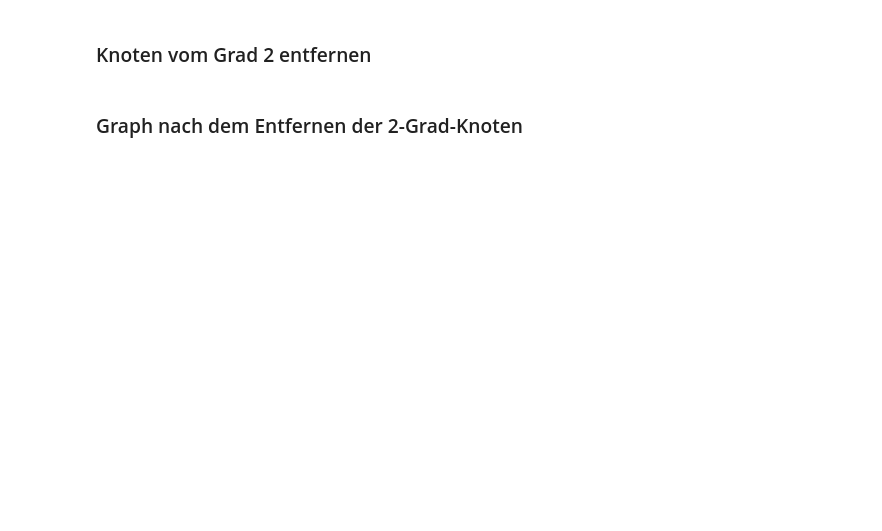
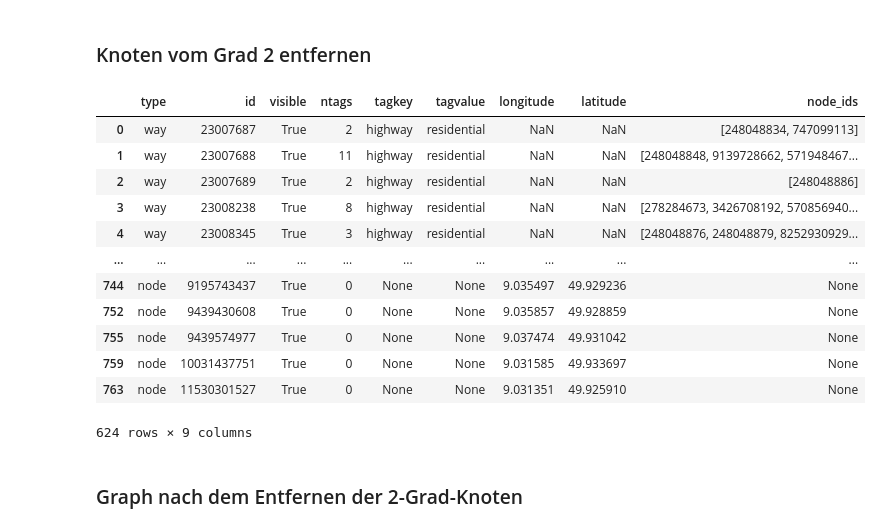
Before and after one commit to Samuelscoding/Bachelorarbeit, a Jupyter notebook: Dataset_Visualization.ipynb, the cells around one changed output. Cells and saved outputs as stored; diff of their text form; code cells hidden in the pictures; blank space fills up the shorter version.

Commit message:
Deletion of 2 degree nodes + better connection between nodes

```diff
--- a/Dataset_Visualization.ipynb
+++ b/Dataset_Visualization.ipynb
@@ -267,13 +299,11 @@ def find_neighbors_with_degree_3(node_id, visited=None, found_neighbors=None):
     if found_neighbors is None:
         found_neighbors = []
 
-    # Füge den aktuellen Knoten zu den besuchten Knoten hinzu
     visited.add(node_id)
     neighbors = list(G.neighbors(node_id))
 
     for neighbor in neighbors:
         if neighbor not in visited:
-
             neighbor_degree = G.degree(neighbor)
 
             # Füge Nachbarn hinzu, wenn er Grad 3 oder höher hat
@@ -309,54 +339,72 @@ def update_node_ids(row):
                     if len(referencing_ways) == 2:
                         way_1, way_2 = referencing_ways.iloc[0], referencing_ways.iloc[1]
 
-                        # Prüfe, ob Nachbar 1 oder Nachbar 2 in den node_ids enthalten ist
-                        if neighbor_1 in way_1['node_ids']:
-                            # Füge Nachbar 1 in die andere Straße ein
-                            way_2['node_ids'].append(neighbor_1)
-                        elif neighbor_1 in way_2['node_ids']:
-                            # Füge Nachbar 1 in die andere Straße ein
-                            way_1['node_ids'].append(neighbor_1)
+                        # Kopiere die Node-IDs als Listen
+                        way_1_node_ids = list(way_1['node_ids']) if isinstance(way_1['node_ids'], list) else way_1['node_ids']
+                        way_2_node_ids = list(way_2['node_ids']) if isinstance(way_2['node_ids'], list) else way_2['node_ids']
 
-                        # Aktualisiere die node_ids für diese Straßen im DataFrame
-                        ways_filter.loc[way_1.name, 'node_ids'] = way_1['node_ids']
-                        ways_filter.loc[way_2.name, 'node_ids'] = way_2['node_ids']
+                        # Füge Nachbarn hinzu, falls sie nicht bereits vorhanden sind
+                        if neighbor_1 not in way_2_node_ids:
+                            way_2_node_ids.append(neighbor_1)
+                        if neighbor_1 not in way_1_node_ids:
+                            way_1_node_ids.append(neighbor_1)
+
+                        # Aktualisiere die DataFrame-Zeilen
+                        ways_filter.at[way_1.name, 'node_ids'] = way_1_node_ids
+                        ways_filter.at[way_2.name, 'node_ids'] = way_2_node_ids
 
                     # Entferne den Grad-2-Knoten
-                    updated_node_ids.remove(node_id)
+                    if node_id in updated_node_ids:
+                        updated_node_ids.remove(node_id)
 
-        return updated_node_ids
+        # Stelle sicher, dass die Rückgabewerte korrekt sind
+        return updated_node_ids if updated_node_ids else None
     return node_ids
 
 # Extrahieren der Knoten_Ids
 existing_node_ids = set(filtered_data_multiple[filtered_data_multiple['type'] == 'node']['id'])
 
 # Wege durchgehen und Kanten im Graphen hinzufügen
 for _, row in ways_filter.iterrows():
     node_ids = row['node_ids']
     if node_ids is not None:
         valid_node_ids = [node_id for node_id in node_ids if node_id in existing_node_ids]
         for i in range(len(valid_node_ids) - 1):
             G.add_edge(valid_node_ids[i], valid_node_ids[i + 1])
 
 # Knoten mit Grad 2 finden
 node_degrees = dict(G.degree())
 nodes_with_degree_2 = [node_id for node_id, degree in node_degrees.items() if degree == 2]
 
 # Knoten mit Grad 2 in filtered_data_multiple filtern
 df_nodes_degree_2 = filtered_data_multiple[(filtered_data_multiple['type'] == 'node') & (filtered_data_multiple['id'].isin(nodes_with_degree_2))]
 
 degree_2_node_ids = set(df_nodes_degree_2['id'])
 
 # Aktualisiere die node_ids der Straßen
 filtered_data_multiple['node_ids'] = filtered_data_multiple.apply(update_node_ids, axis=1)
 
 # Entfernen der Knoten mit Grad 2 aus den node_ids der Straßen
 filtered_data_multiple['node_ids'] = filtered_data_multiple['node_ids'].apply(remove_degree_2_nodes)
 
 # Entferne Knoten mit Grad 2 aus dem finalen Datensatz
 filtered_data_multiple = filtered_data_multiple[filtered_data_multiple['id'].isin(degree_2_node_ids) == False]
 
 filtered_data_multiple
+# %% [output]
+|  | type | id | visible | ntags | tagkey | tagvalue | longitude | latitude | node_ids |
+| 0 | way | 23007687 | True | 2 | highway | residential | NaN | NaN | [248048834, 747099113] |
+| 1 | way | 23007688 | True | 11 | highway | residential | NaN | NaN | [248048848, 9139728662, 571948467... |
+| 2 | way | 23007689 | True | 2 | highway | residential | NaN | NaN | [248048886] |
+| 3 | way | 23008238 | True | 8 | highway | residential | NaN | NaN | [278284673, 3426708192, 570856940... |
+| 4 | way | 23008345 | True | 3 | highway | residential | NaN | NaN | [248048876, 248048879, 8252930929... |
+| ... | ... | ... | ... | ... | ... | ... | ... | ... | ... |
+| 744 | node | 9195743437 | True | 0 | None | None | 9.035497 | 49.929236 | None |
+| 752 | node | 9439430608 | True | 0 | None | None | 9.035857 | 49.928859 | None |
+| 755 | node | 9439574977 | True | 0 | None | None | 9.037474 | 49.931042 | None |
+| 759 | node | 10031437751 | True | 0 | None | None | 9.031585 | 49.933697 | None |
+| 763 | node | 11530301527 | True | 0 | None | None | 9.031351 | 49.925910 | None |
+624 rows × 9 columns
 # %%
 test = filtered_data_multiple[filtered_data_multiple['id'] == 335572712]
 test
```
Also changed, not shown: parts of 5 cells of this notebook.
